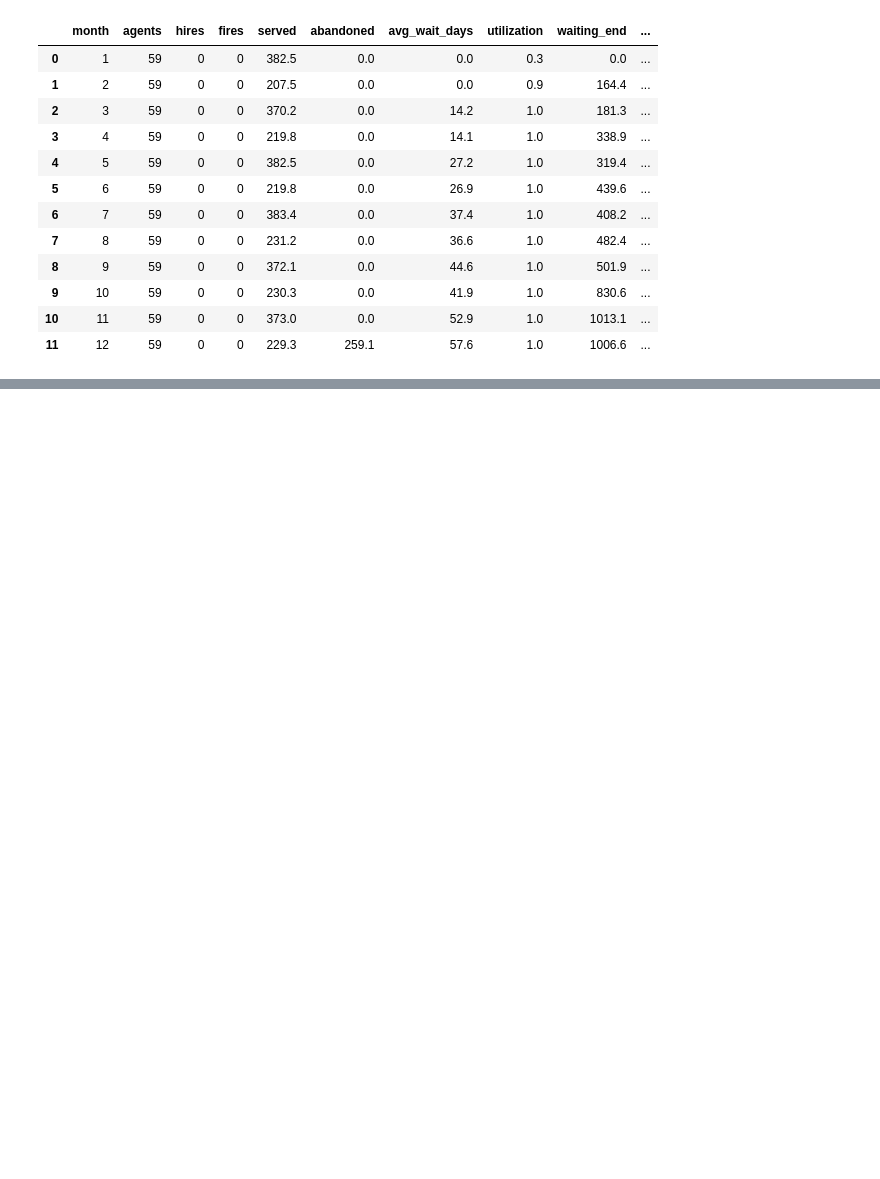
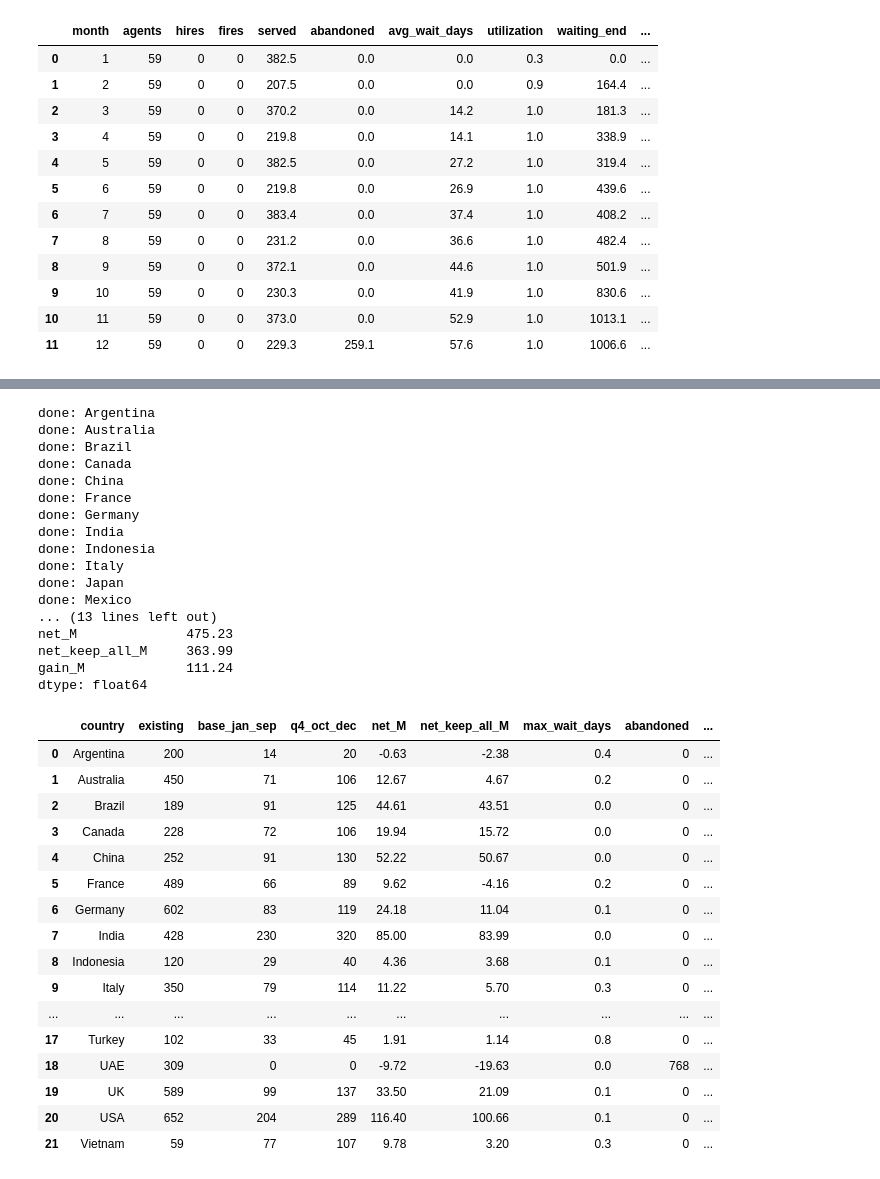
Before and after one commit to JahnaviSam/staffing-hackathon, a Jupyter notebook: analysis/simulator.ipynb, the cells around one changed output, grey strips where cells are left out. Drawn from its saved outputs; the diff is of its cells as text; code cells hidden in the pictures; blank space fills up the shorter version.

```diff
--- a/analysis/simulator.ipynb
+++ b/analysis/simulator.ipynb
@@ -148,3 +162,10 @@ run_plan("Vietnam", [59] * 12).round(1)
 | 9 | 10 | 59 | 0 | 0 | 230.3 | 0.0 | 41.9 | 1.0 | 830.6 | ... |
 | 10 | 11 | 59 | 0 | 0 | 373.0 | 0.0 | 52.9 | 1.0 | 1013.1 | ... |
 | 11 | 12 | 59 | 0 | 0 | 229.3 | 259.1 | 57.6 | 1.0 | 1006.6 | ... |
+# %%
+def net_value(country, plan, scenario="base"):
+    m = run_plan(country, plan, scenario)
+    return m["revenue"].sum() - m["cost"].sum()
+
+def make_plan(base, q4):
+    return [base] * 9 + [q4] * 3
@@ -150,0 +198,4 @@ run_plan("Vietnam", [59] * 12).round(1)
+# %%
+plan = optimize_country("USA")
+print(plan)
+run_plan("USA", plan).round(1)
@@ -150,0 +217,57 @@ run_plan("Vietnam", [59] * 12).round(1)
+# %%
+rows = []
+for country in sorted(forecast["country"].unique()):
+    plan = optimize_country(country)
+    best = run_plan(country, plan)
+    keep = run_plan(country, [staff[country]] * 12)
+    rows.append({
+        "country": country,
+        "existing": staff[country],
+        "base_jan_sep": plan[0],
+        "q4_oct_dec": plan[9],
+        "net_M": round((best["revenue"].sum() - best["cost"].sum()) / 1e6, 2),
+        "net_keep_all_M": round((keep["revenue"].sum() - keep["cost"].sum()) / 1e6, 2),
+        "max_wait_days": round(best["avg_wait_days"].max(), 1),
+        "abandoned": round(best["abandoned"].sum()),
+    })
+    print("done:", country)
+
+summary = pd.DataFrame(rows)
+summary["gain_M"] = summary["net_M"] - summary["net_keep_all_M"]
+print(summary[["existing", "base_jan_sep", "q4_oct_dec", "net_M", "net_keep_all_M", "gain_M"]].sum())
+summary
+# %% [output]
+done: Argentina
+done: Australia
+done: Brazil
+done: Canada
+done: China
+done: France
+done: Germany
+done: India
+done: Indonesia
+done: Italy
+done: Japan
+done: Mexico
+... (13 lines left out)
+net_M              475.23
+net_keep_all_M     363.99
+gain_M             111.24
+dtype: float64
+|  | country | existing | base_jan_sep | q4_oct_dec | net_M | net_keep_all_M | max_wait_days | abandoned | ... |
+| 0 | Argentina | 200 | 14 | 20 | -0.63 | -2.38 | 0.4 | 0 | ... |
+| 1 | Australia | 450 | 71 | 106 | 12.67 | 4.67 | 0.2 | 0 | ... |
+| 2 | Brazil | 189 | 91 | 125 | 44.61 | 43.51 | 0.0 | 0 | ... |
+| 3 | Canada | 228 | 72 | 106 | 19.94 | 15.72 | 0.0 | 0 | ... |
+| 4 | China | 252 | 91 | 130 | 52.22 | 50.67 | 0.0 | 0 | ... |
+| 5 | France | 489 | 66 | 89 | 9.62 | -4.16 | 0.2 | 0 | ... |
+| 6 | Germany | 602 | 83 | 119 | 24.18 | 11.04 | 0.1 | 0 | ... |
+| 7 | India | 428 | 230 | 320 | 85.00 | 83.99 | 0.0 | 0 | ... |
+| 8 | Indonesia | 120 | 29 | 40 | 4.36 | 3.68 | 0.1 | 0 | ... |
+| 9 | Italy | 350 | 79 | 114 | 11.22 | 5.70 | 0.3 | 0 | ... |
+| ... | ... | ... | ... | ... | ... | ... | ... | ... | ... |
+| 17 | Turkey | 102 | 33 | 45 | 1.91 | 1.14 | 0.8 | 0 | ... |
+| 18 | UAE | 309 | 0 | 0 | -9.72 | -19.63 | 0.0 | 768 | ... |
+| 19 | UK | 589 | 99 | 137 | 33.50 | 21.09 | 0.1 | 0 | ... |
+| 20 | USA | 652 | 204 | 289 | 116.40 | 100.66 | 0.1 | 0 | ... |
+| 21 | Vietnam | 59 | 77 | 107 | 9.78 | 3.20 | 0.3 | 0 | ... |
```
Also changed, not shown: parts of 9 cells of this notebook, 2 other files.
